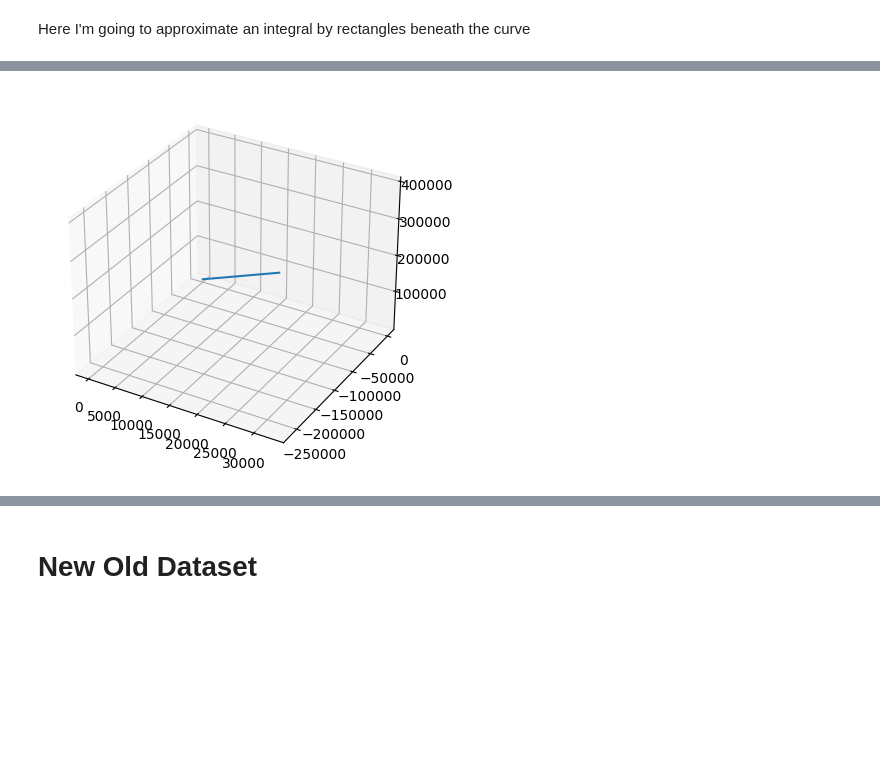
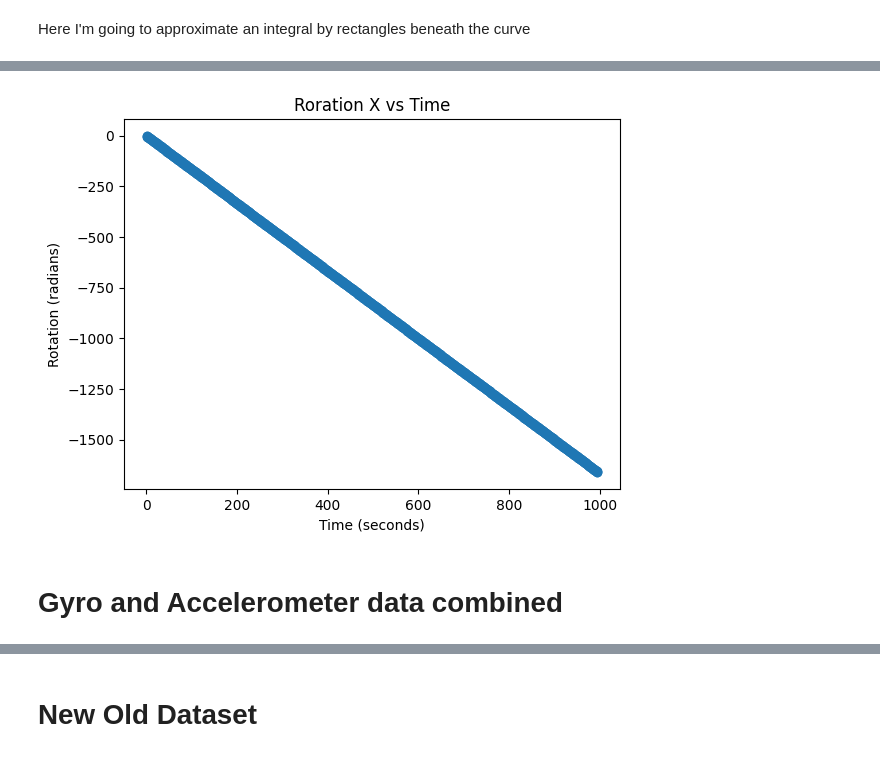
Before and after one commit to AnnaRemi/Lab_trajectiories, a Jupyter notebook: trajectory.ipynb, the cells around one changed output, grey strips where cells are left out. Saved outputs shown, nothing was run; the diff lists cells and outputs as text; code cells hidden in the pictures; blank space fills up the shorter version.

Commit message:
new notebook with rotation(i don't think it works)

```diff
--- a/trajectory.ipynb
+++ b/trajectory.ipynb
@@ -42,0 +87,10 @@ Here I'm going to approximate an integral by rectangles beneath the curve
+# %%
+def get_angle(YAW_RATES, TIMESTAMPS):
+  thetas_x = integrate(YAW_RATES[0], TIMESTAMPS)
+  thetas_y = integrate(YAW_RATES[1], TIMESTAMPS)
+  thetas_z = integrate(YAW_RATES[2], TIMESTAMPS)
+
+  ANGLES = [thetas_x, thetas_y, thetas_z]
+  return ANGLES
+# %%
+ANGLES = get_angle(YAW_RATES, TIMESTAMPS)
@@ -42,0 +101,8 @@ Here I'm going to approximate an integral by rectangles beneath the curve
+# %%
+plt.title("Roration X vs Time")
+plt.xlabel("Time (seconds)")
+plt.ylabel("Rotation (radians)")
+plt.scatter(TIMESTAMPS[1:], ANGLES[0])
+plt.show()
+# %% [output]
+[figure, added]
@@ -43 +131,3 @@ Here I'm going to approximate an integral by rectangles beneath the curve
+# %% [markdown]
+# Gyro and Accelerometer data combined
 # %%
@@ -97,4 +173,0 @@ def get_plot(ACCELERATIONS, TIMESTAMPS, DISPLACEMENTS):
-# %%
-get_plot(ACCELERATIONS, TIMESTAMPS, DISPLACEMENTS)
-# %% [output]
-[figure, removed]
```
Also changed, not shown: parts of 33 cells of this notebook.
